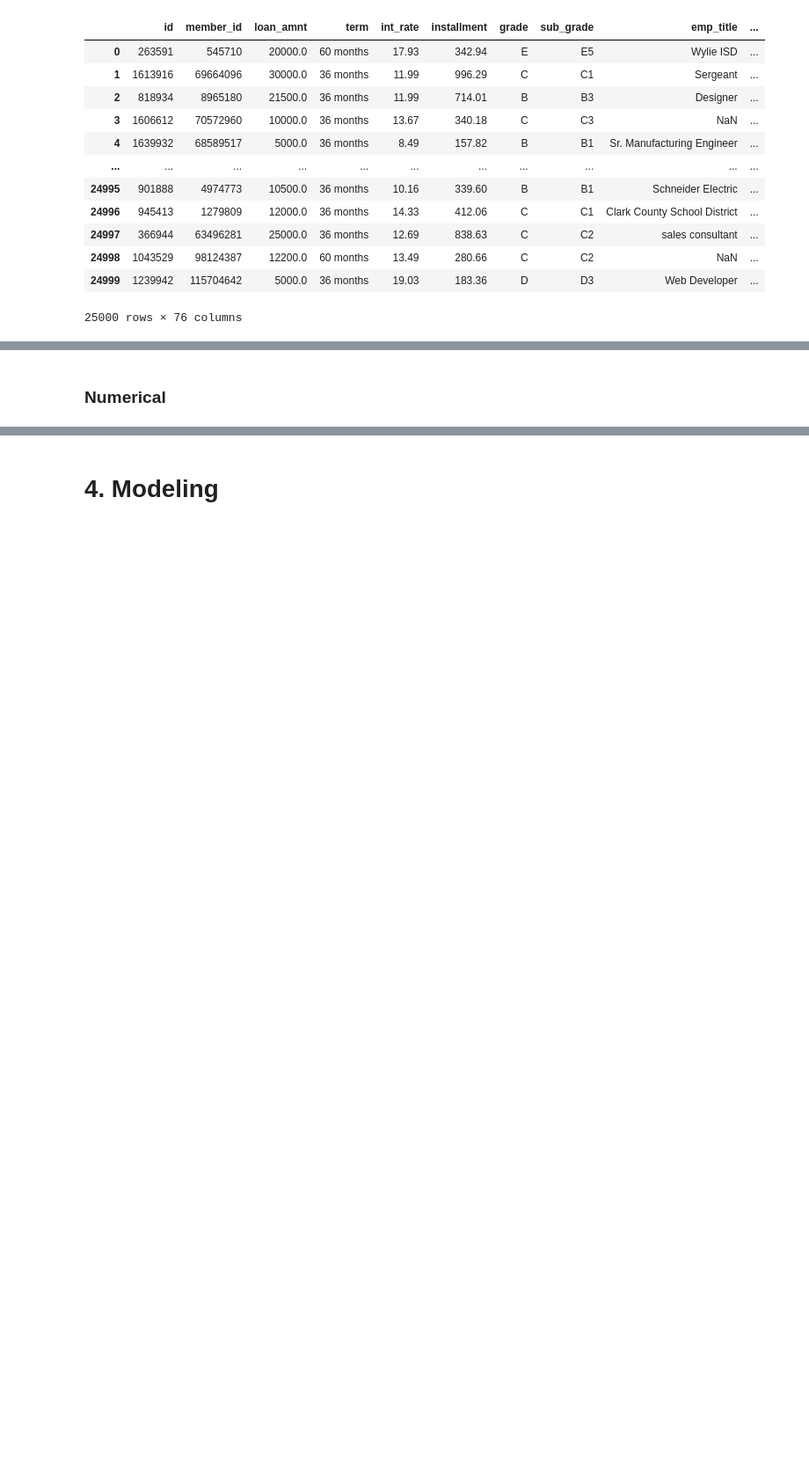
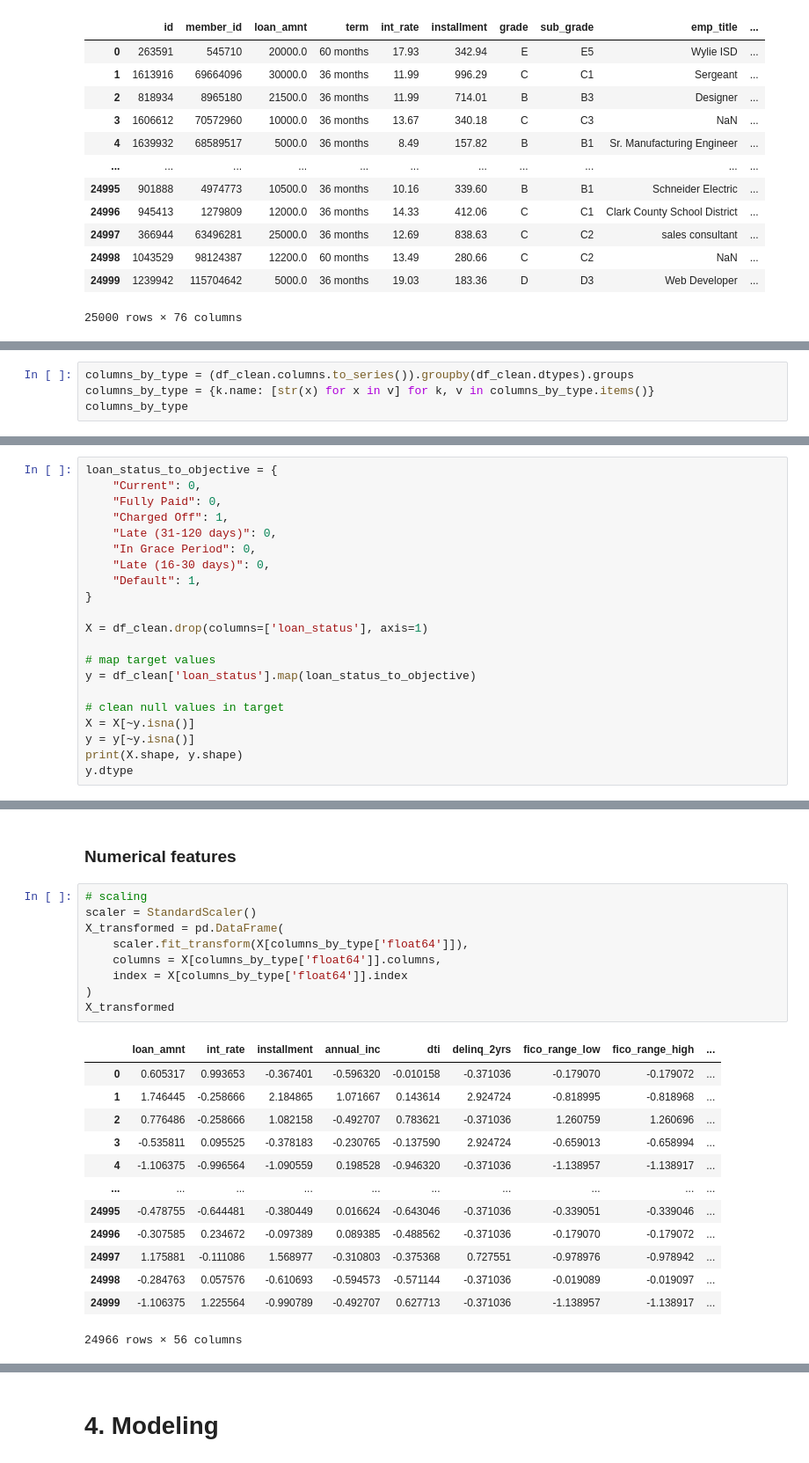
Before and after one commit to torreblanca99/course_financial_applications, a Jupyter notebook: notebooks/01_ Fintech_Toolbox/01_default_LDA.ipynb, the cells around one changed output, grey strips where cells are left out. Shown at 88% size. Saved outputs shown, nothing was run; the diff lists cells and outputs as text; blank space fills up the shorter version.

```diff
--- a/notebooks/01_ Fintech_Toolbox/01_default_LDA.ipynb
+++ b/notebooks/01_ Fintech_Toolbox/01_default_LDA.ipynb
@@ -219,0 +260,4 @@ df_clean
+# %%
+columns_by_type = (df_clean.columns.to_series()).groupby(df_clean.dtypes).groups
+columns_by_type = {k.name: [str(x) for x in v] for k, v in columns_by_type.items()}
+columns_by_type
@@ -219,0 +301,21 @@ df_clean
+# %%
+loan_status_to_objective = {
+    "Current": 0,
+    "Fully Paid": 0,
+    "Charged Off": 1,
+    "Late (31-120 days)": 0,
+    "In Grace Period": 0,
+    "Late (16-30 days)": 0,
+    "Default": 1,
+}
+
+X = df_clean.drop(columns=['loan_status'], axis=1)
+
+# map target values
+y = df_clean['loan_status'].map(loan_status_to_objective)
+
+# clean null values in target
+X = X[~y.isna()]
+y = y[~y.isna()]
+print(X.shape, y.shape)
+y.dtype
@@ -220,2 +334,25 @@ df_clean
 # %% [markdown]
-### Numerical
+### Numerical features
+# %%
+# scaling
+scaler = StandardScaler()
+X_transformed = pd.DataFrame(
+    scaler.fit_transform(X[columns_by_type['float64']]),
+    columns = X[columns_by_type['float64']].columns,
+    index = X[columns_by_type['float64']].index
+)
+X_transformed
+# %% [output]
+|  | loan_amnt | int_rate | installment | annual_inc | dti | delinq_2yrs | fico_range_low | fico_range_high | ... |
+| 0 | 0.605317 | 0.993653 | -0.367401 | -0.596320 | -0.010158 | -0.371036 | -0.179070 | -0.179072 | ... |
+| 1 | 1.746445 | -0.258666 | 2.184865 | 1.071667 | 0.143614 | 2.924724 | -0.818995 | -0.818968 | ... |
+| 2 | 0.776486 | -0.258666 | 1.082158 | -0.492707 | 0.783621 | -0.371036 | 1.260759 | 1.260696 | ... |
+| 3 | -0.535811 | 0.095525 | -0.378183 | -0.230765 | -0.137590 | 2.924724 | -0.659013 | -0.658994 | ... |
+| 4 | -1.106375 | -0.996564 | -1.090559 | 0.198528 | -0.946320 | -0.371036 | -1.138957 | -1.138917 | ... |
+| ... | ... | ... | ... | ... | ... | ... | ... | ... | ... |
+| 24995 | -0.478755 | -0.644481 | -0.380449 | 0.016624 | -0.643046 | -0.371036 | -0.339051 | -0.339046 | ... |
+| 24996 | -0.307585 | 0.234672 | -0.097389 | 0.089385 | -0.488562 | -0.371036 | -0.179070 | -0.179072 | ... |
+| 24997 | 1.175881 | -0.111086 | 1.568977 | -0.310803 | -0.375368 | 0.727551 | -0.978976 | -0.978942 | ... |
+| 24998 | -0.284763 | 0.057576 | -0.610693 | -0.594573 | -0.571144 | -0.371036 | -0.019089 | -0.019097 | ... |
+| 24999 | -1.106375 | 1.225564 | -0.990789 | -0.492707 | 0.627713 | -0.371036 | -1.138957 | -1.138917 | ... |
+24966 rows × 56 columns
```
Also changed, not shown: parts of 39 cells of this notebook.
